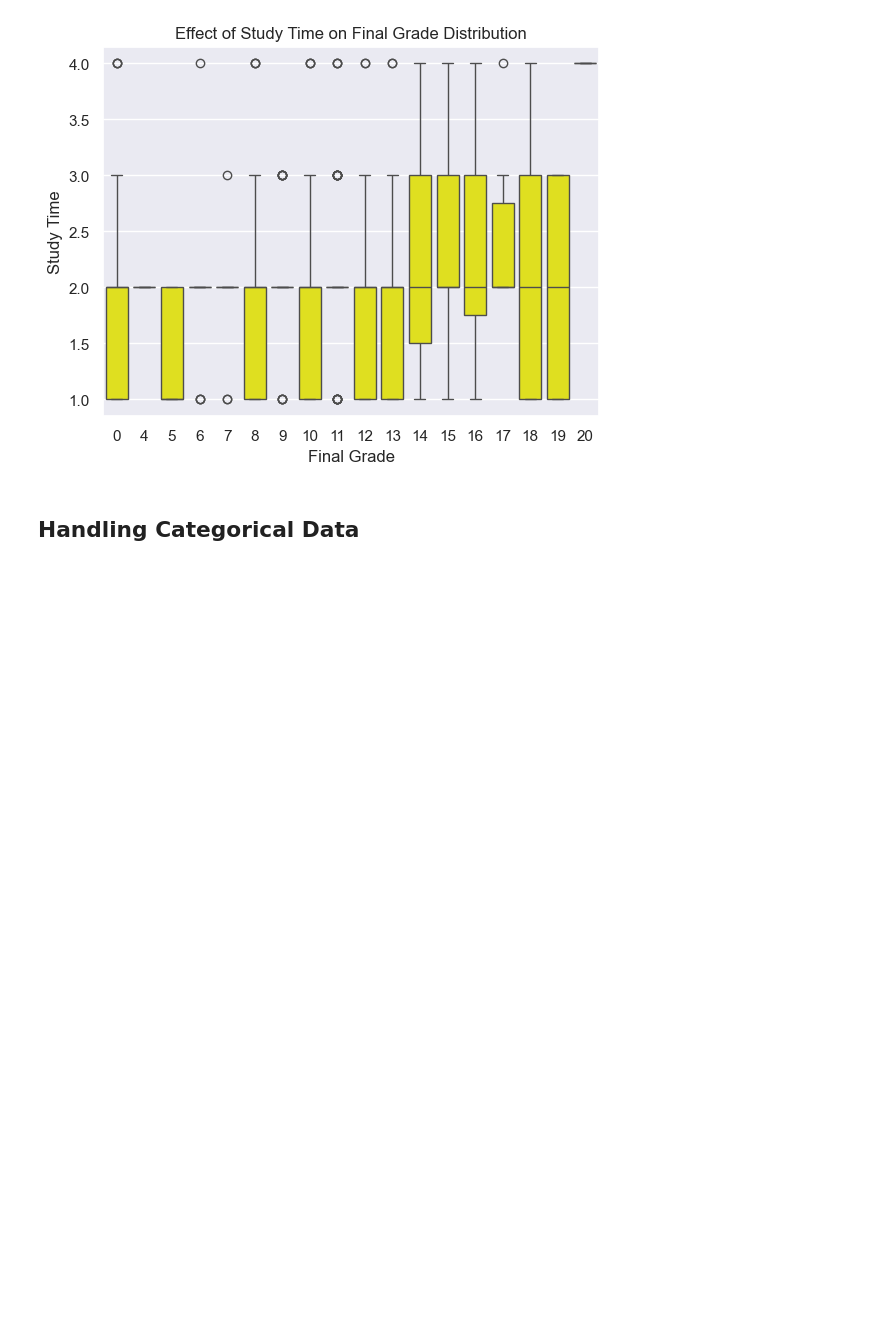
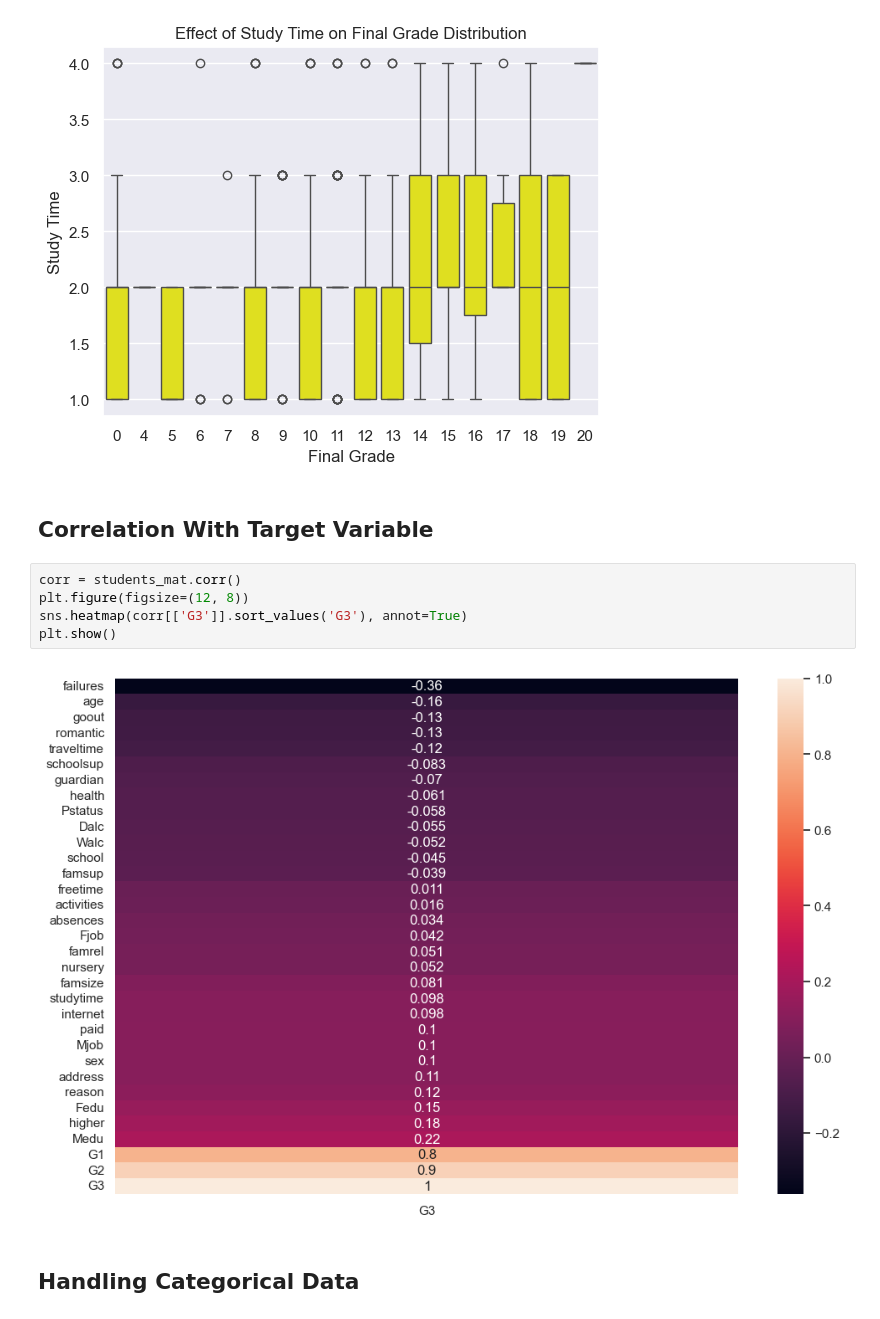
Before and after one commit to codewithraphael/ml-projects, a Jupyter notebook: Students Performance/Notebook/students_performance.ipynb, the cells around one changed output. Cells and saved outputs as stored; diff of their text form; blank space fills up the shorter version.

```diff
--- a/Students Performance/Notebook/students_performance.ipynb
+++ b/Students Performance/Notebook/students_performance.ipynb
@@ -130,6 +163,16 @@ plt.ylabel('Study Time')
 plt.show()
 # %% [output]
 [figure]
+# %% [markdown]
+Correlation With Target Variable
+-
+# %%
+corr = students_mat.corr()
+plt.figure(figsize=(12, 8))
+sns.heatmap(corr[['G3']].sort_values('G3'), annot=True)
+plt.show()
+# %% [output]
+[figure, added]
 # %% [markdown]
 Handling Categorical Data
 -
```
Also changed, not shown: parts of 11 cells of this notebook.
